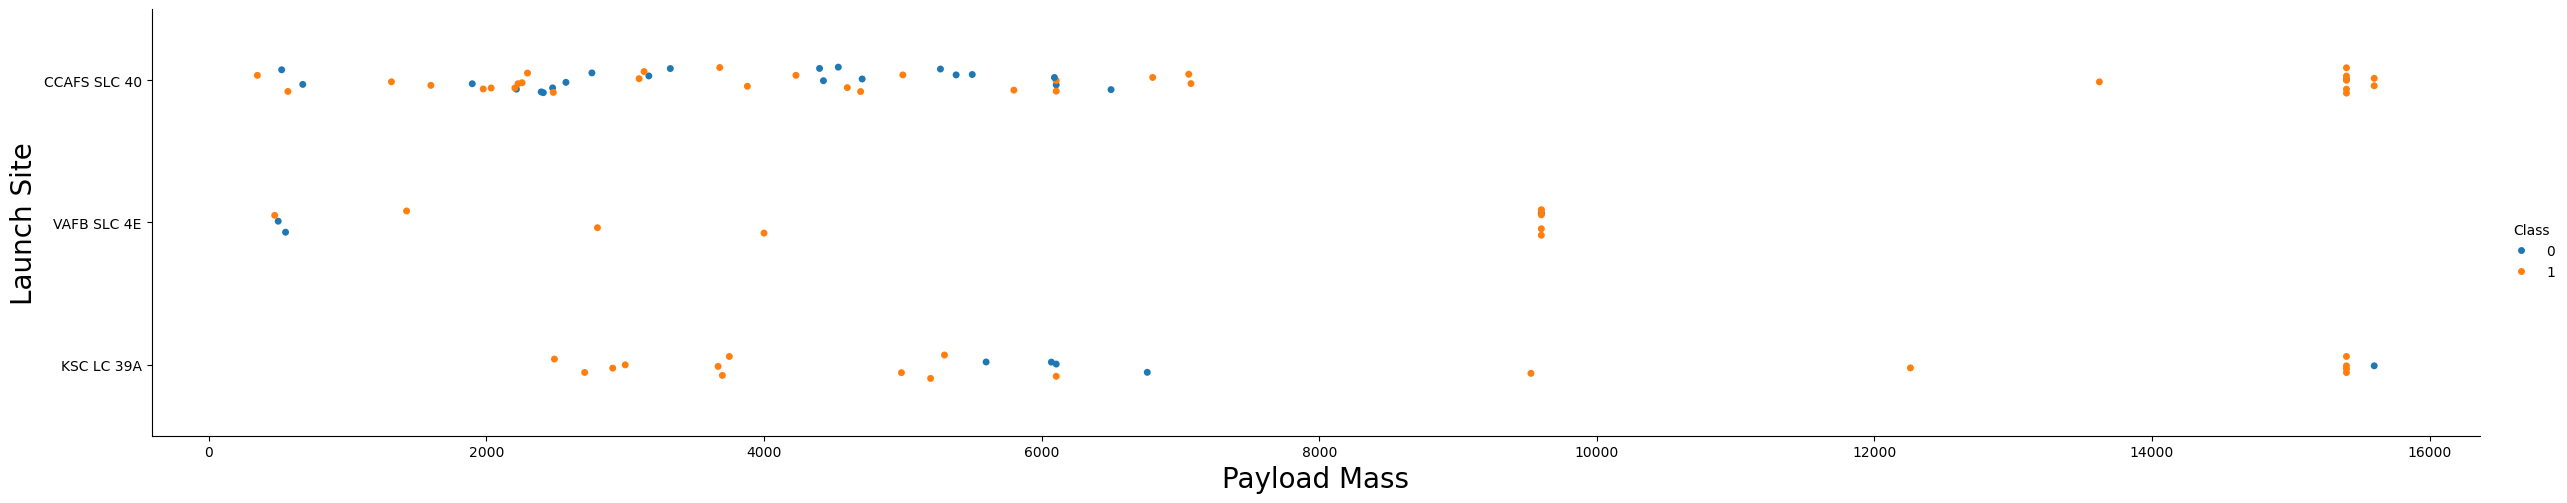
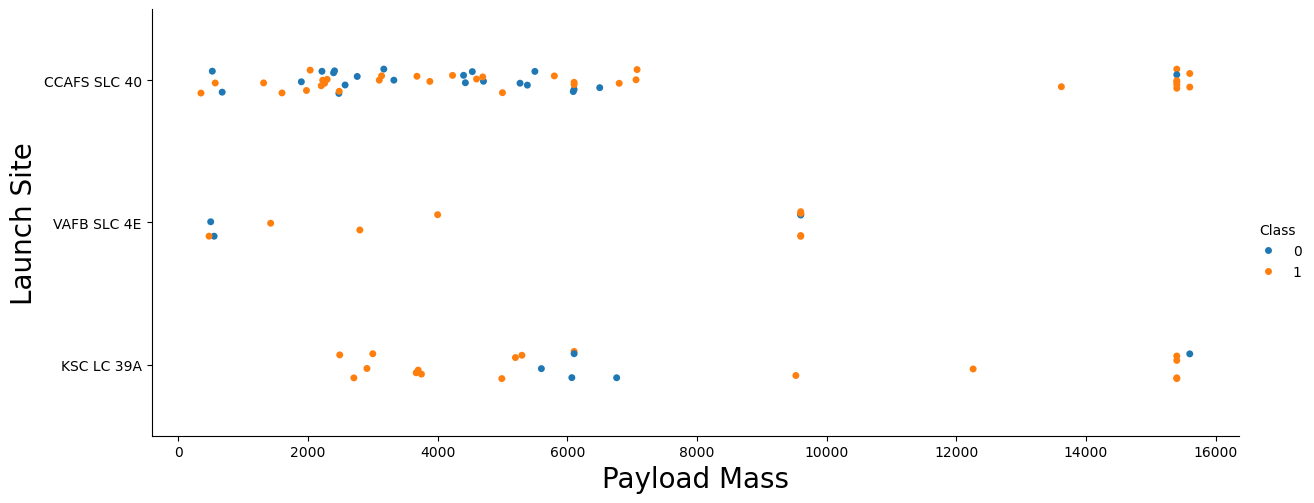
Code edit (unified diff) that turned the first committed figure into the second:
--- before
+++ after
@@ -1,4 +1,4 @@
 # Plot a scatter point chart with x axis to be Pay Load Mass (kg) and y axis to be the launch site, and hue to be the class value
-sns.catplot(y="LaunchSite", x="PayloadMass", hue="Class", data=df, aspect = 5)
+sns.catplot(y="LaunchSite", x="PayloadMass", hue="Class", data=df, aspect = 2.5)
 plt.xlabel("Payload Mass",fontsize=20)
 plt.ylabel("Launch Site",fontsize=20)

Commit: Update jupyter-labs-eda-dataviz_s.ipynb